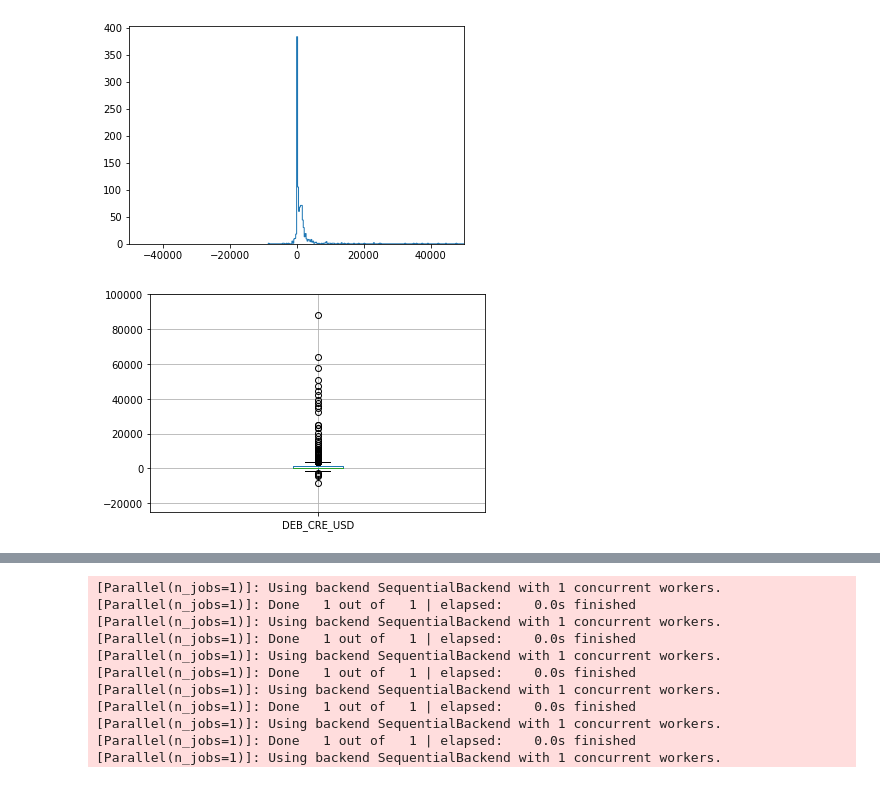
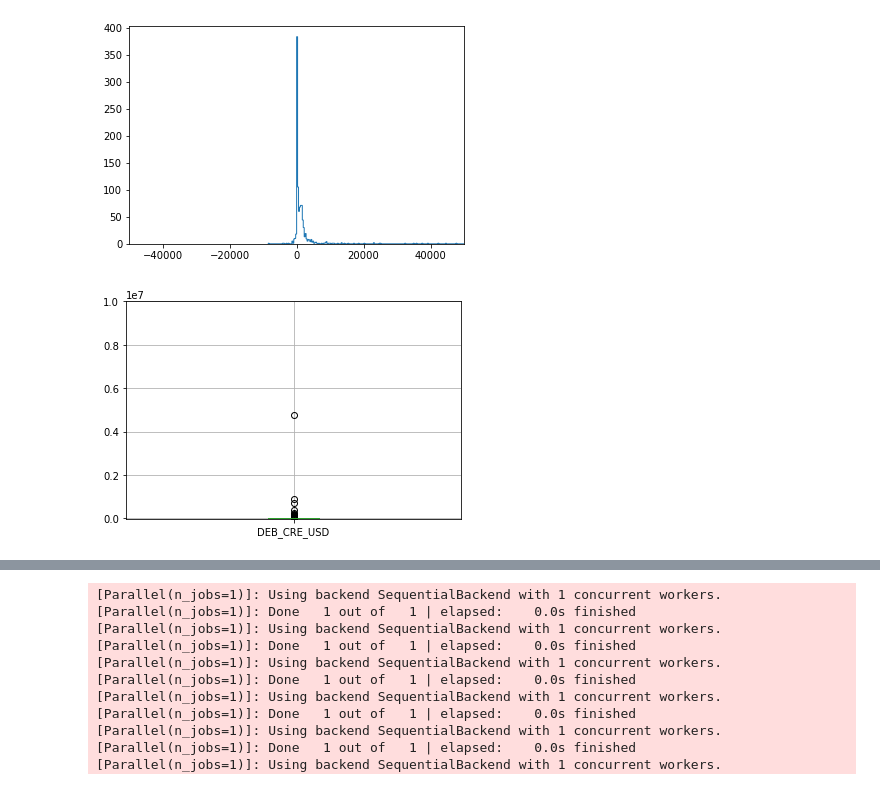
Before and after one commit to dylan1218/ClassificationProject, a Jupyter notebook: ModelsDL_unsup.ipynb, the cells around one changed output, grey strips where cells are left out. Cells and saved outputs as stored; diff of their text form; code cells hidden in the pictures.

```diff
--- a/ModelsDL_unsup.ipynb
+++ b/ModelsDL_unsup.ipynb
@@ -99,7 +99,10 @@ df['ACCNT_GRPV'] = df['ACCNT_GRPV'].astype('object')
 
 
 #Filter data for relavent rows
-df = df[ (df.POST_KEY == 40) | (df.POST_KEY == 81) | (df.POST_KEY == 96) & (df.GL_ACCOUNT >= 40000000)]
+df = df[ (df.POST_KEY == 40) | (df.POST_KEY == 81) | (df.POST_KEY == 96) & (df.GL_ACCOUNT > 40000000)]
+#Note: >4xxx represents income statement accounts
+#Note: To remove interco accounts which is based on the creditor field, and it's 3rd party if it starts with a number.
+
 
 #Get list of relavent fields
 colSelect = list(colDict.keys())
@@ -128,18 +146,21 @@ df = df[colSelect].replace("?", np.nan)
 
 #For encoding purposes replaces nans with a related text identifier
 df['REF_KEY1'] = df['REF_KEY1'].replace(np.nan, "nan_REF_KEY1")
-df['CUSTOMER'] = df['CUSTOMER'].replace(np.nan, "nan_CUSTOMER")
+df['CUSTOMER'] = df['CUSTOMER'].replace(np.nan, "nan_CUSTOMER") #Probablly don't need customer field
 df['MATL_GROUP'] = df['MATL_GROUP'].replace(np.nan, "nan_MATL_GROUP")
 df['ACCNT_GRPV'] = df['ACCNT_GRPV'].replace(np.nan,"nan_ACCNT_GRPV")
 
-#Maps each record as either a system or user generated record
+#Maps each record as either a system or user generated record. Note dialog and not dialog (non-human) is how SAP identifies it
 df.loc[df.BIC_ZUSERNAM != "AUTOSYS", 'BIC_ZUSERNAM_BINARY'] = "USER"
-df.loc[df.BIC_ZUSERNAM == "AUTOSYS", 'BIC_ZUSERNAM_BINARY'] = "SYSTEM"
-df.loc[df.DOC_DATE == np.nan, 'DOC_DATE'] = df['PSTNG_DATE']
+df.loc[df.BIC_ZUSERNAM == "AUTOSYS", 'BIC_ZUSERNAM_BINARY'] = "SYSTEM" #USR02 table will help identify whether or not an account is diaglog
+df.loc[df.DOC_DATE == np.nan, 'DOC_DATE'] = df['PSTNG_DATE'] # if the doc date is blank then that could be a relvaent feature in and of itself. Technically should always been.
 
 #Counts # of historical transacations a vendor has had in provided dataset
 vendorCount = df[['CREDITOR', 'AC_DOC_NR']].groupby(by=['CREDITOR']).count().rename(columns={'AC_DOC_NR':'TransCount'})
 df = df.merge(vendorCount, how='left', right_on='CREDITOR',left_on='CREDITOR')
+
+#Regex search of defined HCP "trigger" words
+df['TriggerWord'] = df['BIC_ZUSERNAM'].str.contains('HOSP|MEDIC|HEALTH|POLY|FARMA|PHARMA|DENT|CLINIC|NUTRI|PEDIA|DRUG|LAB|NEURO|DR|NURSE|PHYSICIAN', case=False).replace(True, 1)
 
 #Need to map vendors to whether or not the vendor has had an HCP transacation before
 #Need to map customers to a group type
@@ -175,10 +196,10 @@ plt.xlim(-50000,50000)
 [figure]
 # %%
 axes = df.boxplot(column=['DEB_CRE_USD'], return_type='axes')
-axes.set_ylim(-25000,100000)
+axes.set_ylim(-25000,10000000)
 plt.show()
 # %% [output]
-[figure, old version]
+[figure, new version]
 # %%
 modelVals = FeatureEngine(df)
 
```
Also changed, not shown: parts of 9 cells of this notebook, 4 other files.
